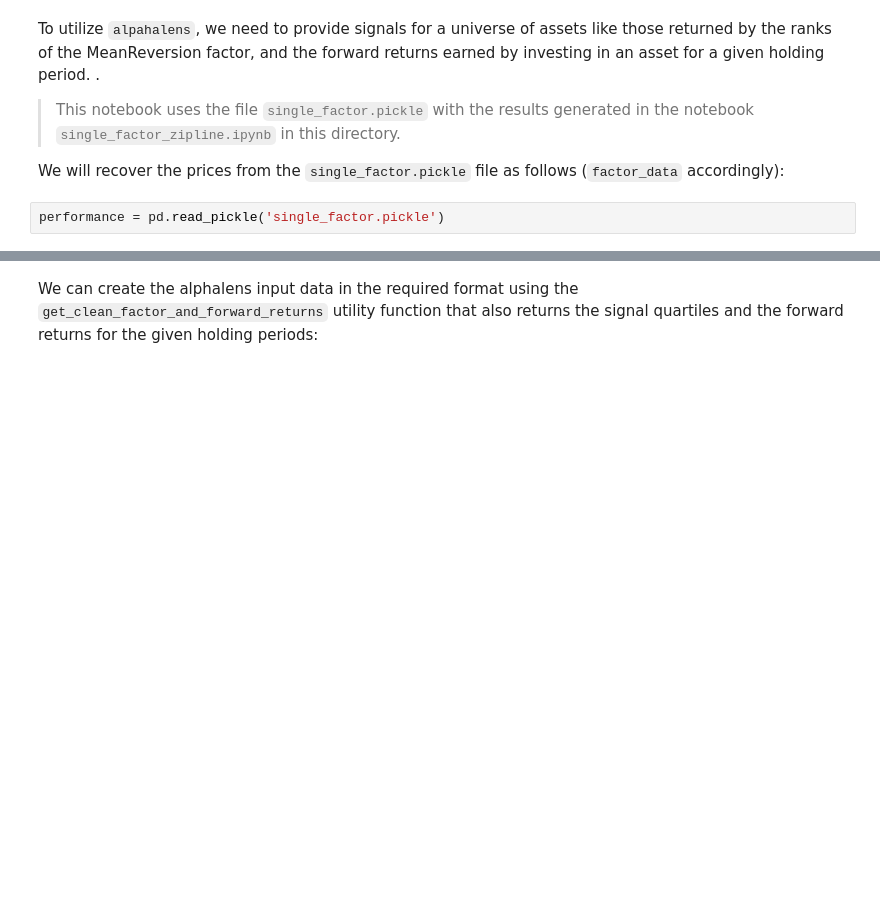
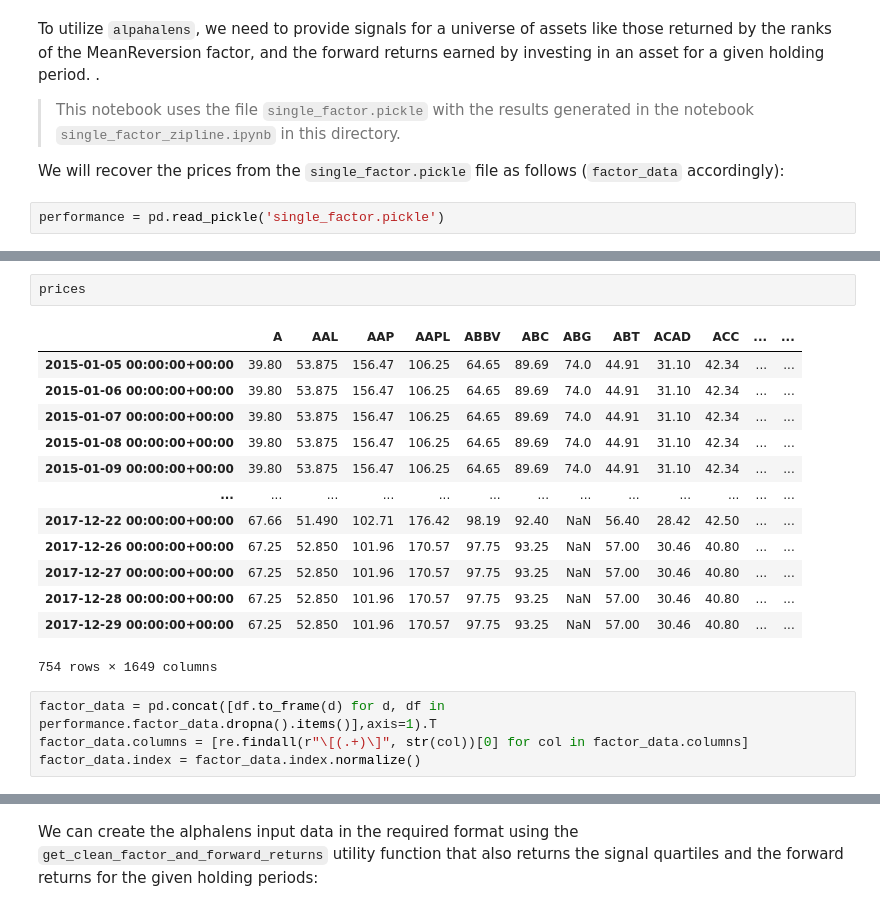
Before and after one commit to dsman1823/machine-learning-for-trading, a Jupyter notebook: 04_alpha_factor_research/06_performance_eval_alphalens.ipynb, the cells around one changed output, grey strips where cells are left out. Saved outputs shown, nothing was run; the diff lists cells and outputs as text; blank space fills up the shorter version.

```diff
--- a/04_alpha_factor_research/06_performance_eval_alphalens.ipynb
+++ b/04_alpha_factor_research/06_performance_eval_alphalens.ipynb
@@ -61,3 +113,23 @@ NameError: name 'pd' is not defined
+# %%
+prices
+# %% [output]
+|  | A | AAL | AAP | AAPL | ABBV | ABC | ABG | ABT | ACAD | ACC | ... | ... |
+| 2015-01-05 00:00:00+00:00 | 39.80 | 53.875 | 156.47 | 106.25 | 64.65 | 89.69 | 74.0 | 44.91 | 31.10 | 42.34 | ... | ... |
+| 2015-01-06 00:00:00+00:00 | 39.80 | 53.875 | 156.47 | 106.25 | 64.65 | 89.69 | 74.0 | 44.91 | 31.10 | 42.34 | ... | ... |
+| 2015-01-07 00:00:00+00:00 | 39.80 | 53.875 | 156.47 | 106.25 | 64.65 | 89.69 | 74.0 | 44.91 | 31.10 | 42.34 | ... | ... |
+| 2015-01-08 00:00:00+00:00 | 39.80 | 53.875 | 156.47 | 106.25 | 64.65 | 89.69 | 74.0 | 44.91 | 31.10 | 42.34 | ... | ... |
+| 2015-01-09 00:00:00+00:00 | 39.80 | 53.875 | 156.47 | 106.25 | 64.65 | 89.69 | 74.0 | 44.91 | 31.10 | 42.34 | ... | ... |
+| ... | ... | ... | ... | ... | ... | ... | ... | ... | ... | ... | ... | ... |
+| 2017-12-22 00:00:00+00:00 | 67.66 | 51.490 | 102.71 | 176.42 | 98.19 | 92.40 | NaN | 56.40 | 28.42 | 42.50 | ... | ... |
+| 2017-12-26 00:00:00+00:00 | 67.25 | 52.850 | 101.96 | 170.57 | 97.75 | 93.25 | NaN | 57.00 | 30.46 | 40.80 | ... | ... |
+| 2017-12-27 00:00:00+00:00 | 67.25 | 52.850 | 101.96 | 170.57 | 97.75 | 93.25 | NaN | 57.00 | 30.46 | 40.80 | ... | ... |
+| 2017-12-28 00:00:00+00:00 | 67.25 | 52.850 | 101.96 | 170.57 | 97.75 | 93.25 | NaN | 57.00 | 30.46 | 40.80 | ... | ... |
+| 2017-12-29 00:00:00+00:00 | 67.25 | 52.850 | 101.96 | 170.57 | 97.75 | 93.25 | NaN | 57.00 | 30.46 | 40.80 | ... | ... |
+754 rows × 1649 columns
+# %%
+factor_data = pd.concat([df.to_frame(d) for d, df in performance.factor_data.dropna().items()],axis=1).T
+factor_data.columns = [re.findall(r"\[(.+)\]", str(col))[0] for col in factor_data.columns]
+factor_data.index = factor_data.index.normalize()
 # %%
 factor_data = pd.concat([df.to_frame(d) for d, df in performance.factor_data.dropna().items()],axis=1).T
 factor_data.columns = [re.findall(r"\[(.+)\]", str(col))[0] for col in factor_data.columns]
```
Also changed, not shown: parts of 19 cells of this notebook, 10 other files.
